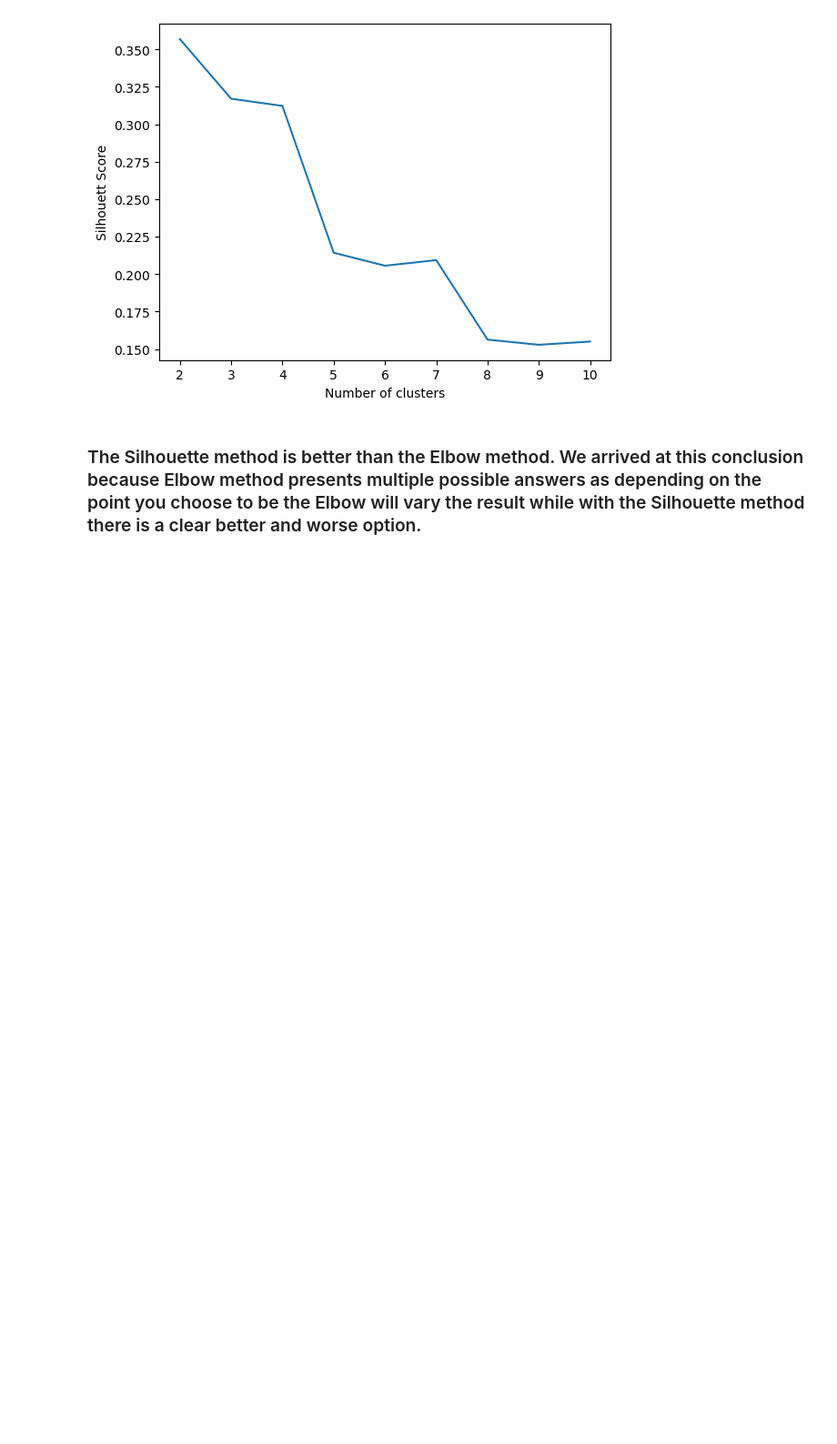
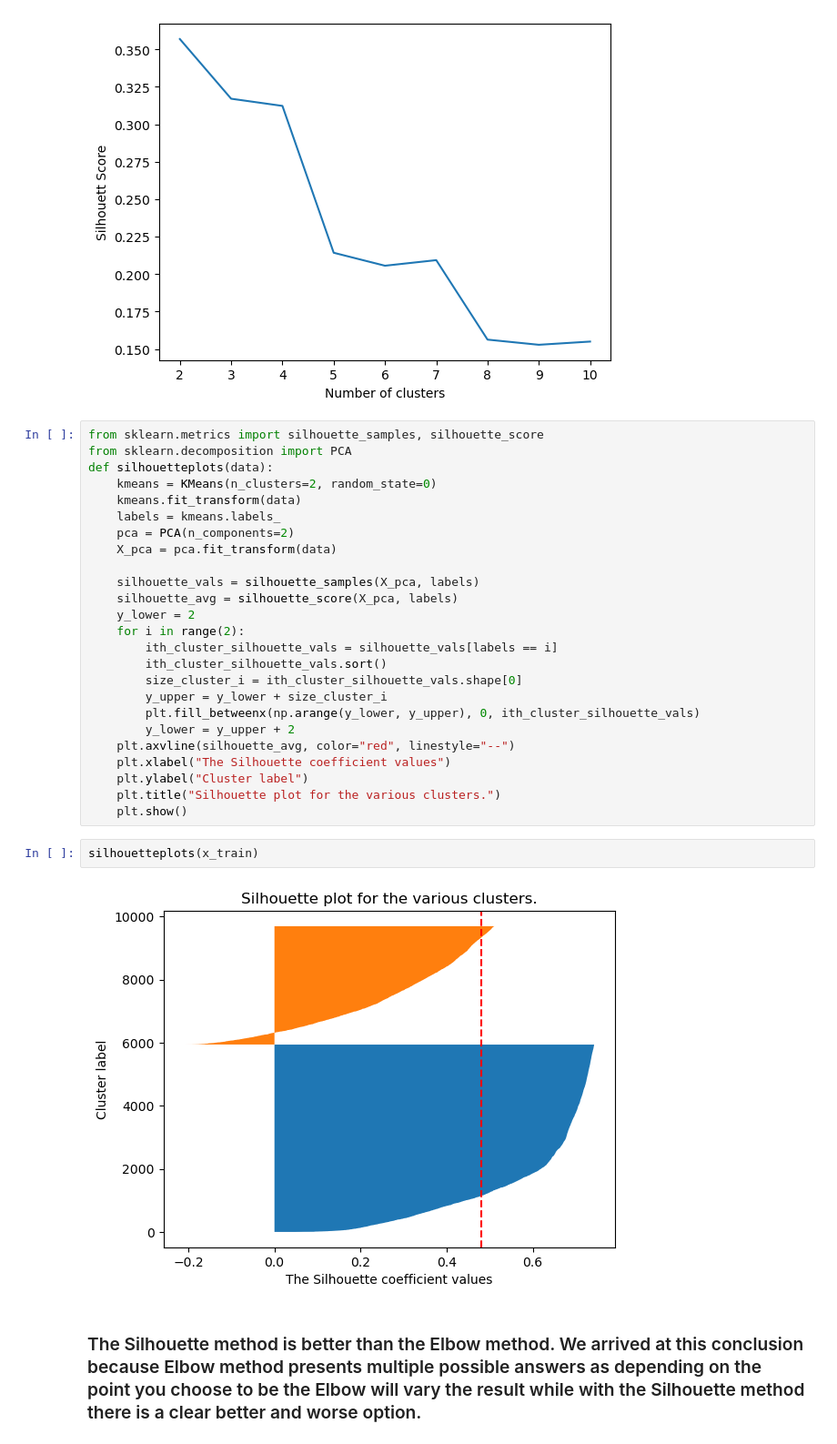
Before and after one commit to Suhail270/DMML_Part2, a Jupyter notebook: K-means.ipynb, the cells around one changed output. Shown: that part at 91% size. Drawn from its saved outputs; the diff is of its cells as text; blank space fills up the shorter version.

Commit message:
Plots

```diff
--- a/K-means.ipynb
+++ b/K-means.ipynb
@@ -231,6 +229,35 @@ plt.ylabel('Silhouett Score')
 plt.show()
 # %% [output]
 [figure]
+# %%
+from sklearn.metrics import silhouette_samples, silhouette_score
+from sklearn.decomposition import PCA
+def silhouetteplots(data):
+    kmeans = KMeans(n_clusters=2, random_state=0)
+    kmeans.fit_transform(data)
+    labels = kmeans.labels_
+    pca = PCA(n_components=2)
+    X_pca = pca.fit_transform(data)
+
+    silhouette_vals = silhouette_samples(X_pca, labels)
+    silhouette_avg = silhouette_score(X_pca, labels)
+    y_lower = 2
+    for i in range(2):
+        ith_cluster_silhouette_vals = silhouette_vals[labels == i]
+        ith_cluster_silhouette_vals.sort()
+        size_cluster_i = ith_cluster_silhouette_vals.shape[0]
+        y_upper = y_lower + size_cluster_i
+        plt.fill_betweenx(np.arange(y_lower, y_upper), 0, ith_cluster_silhouette_vals)
+        y_lower = y_upper + 2
+    plt.axvline(silhouette_avg, color="red", linestyle="--")
+    plt.xlabel("The Silhouette coefficient values")
+    plt.ylabel("Cluster label")
+    plt.title("Silhouette plot for the various clusters.")
+    plt.show()
+# %%
+silhouetteplots(x_train)
+# %% [output]
+[figure, added]
 # %% [markdown]
 ### The Silhouette method is better than the Elbow method. We arrived at this conclusion because Elbow method presents multiple possible answers as depending on the point you choose to be the Elbow will vary the result while with the Silhouette method there is a clear better and worse option.
 # %% [markdown]
```
Also changed, not shown: parts of 1 cell of this notebook.
